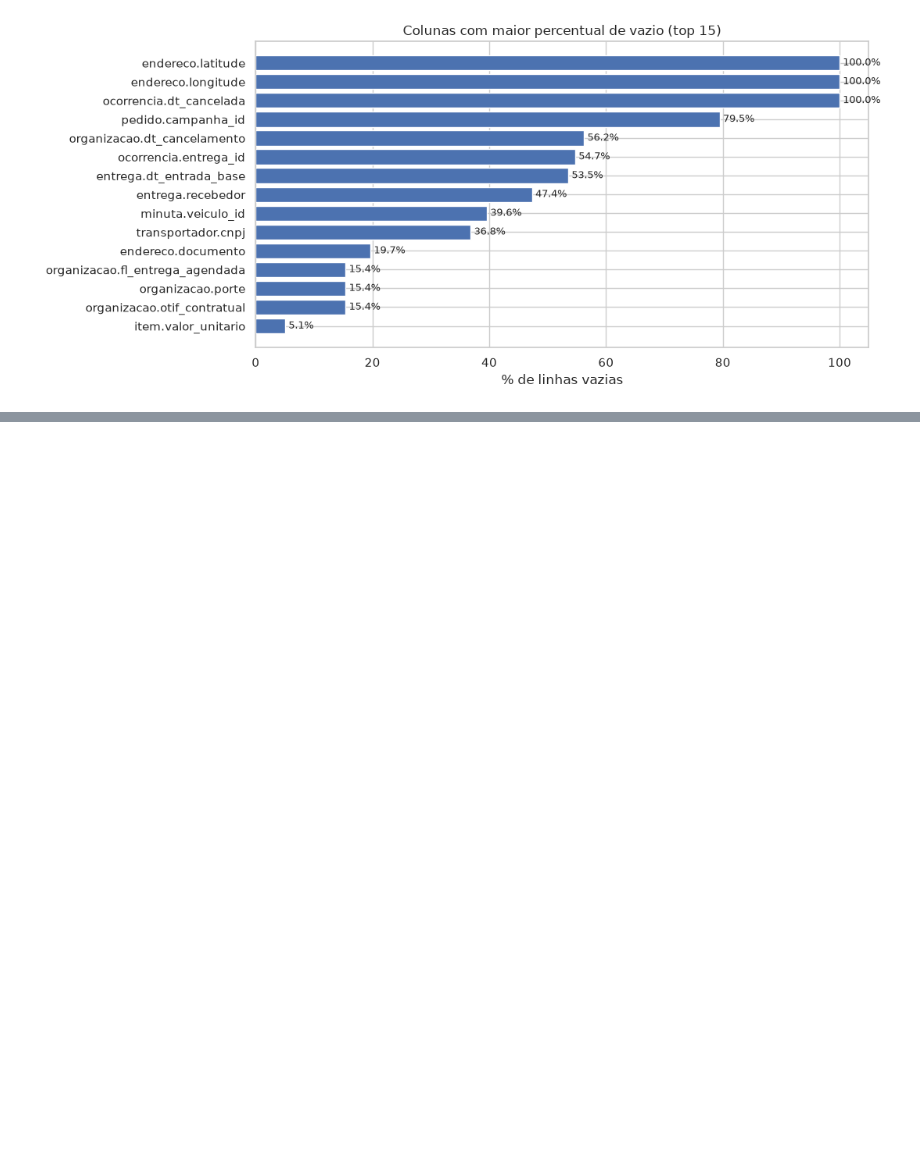
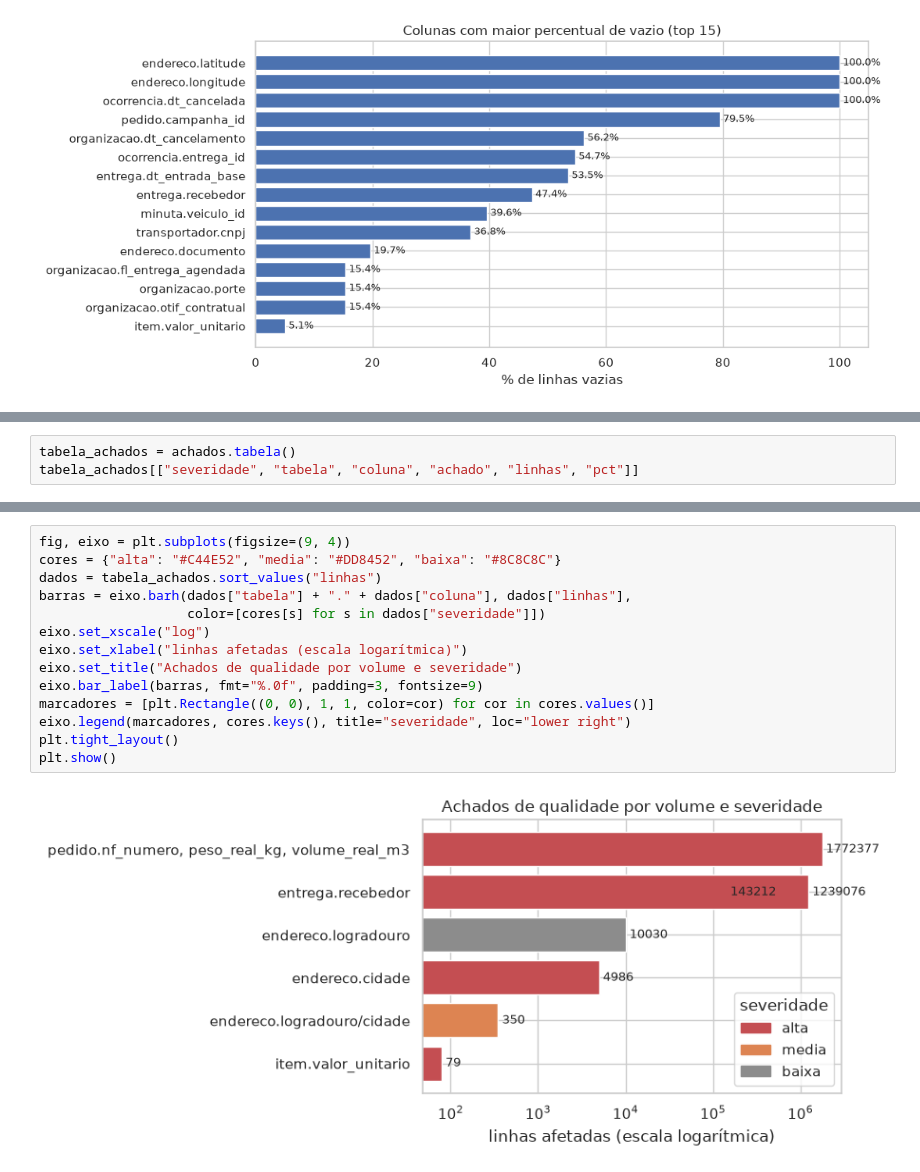
Before and after one commit to tiago466/logistica-otif-mlops, a Jupyter notebook: notebooks/operacional/00_eda_qualidade_dados_ope.ipynb, the cells around one changed output, grey strips where cells are left out. Saved outputs shown, nothing was run; the diff lists cells and outputs as text; blank space fills up the shorter version.

```diff
--- a/notebooks/operacional/00_eda_qualidade_dados_ope.ipynb
+++ b/notebooks/operacional/00_eda_qualidade_dados_ope.ipynb
@@ -287,0 +1238,3 @@ Achados registrados até aqui: 0
+# %%
+tabela_achados = achados.tabela()
+tabela_achados[["severidade", "tabela", "coluna", "achado", "linhas", "pct"]]
@@ -287,0 +1261,16 @@ Achados registrados até aqui: 0
+# %%
+fig, eixo = plt.subplots(figsize=(9, 4))
+cores = {"alta": "#C44E52", "media": "#DD8452", "baixa": "#8C8C8C"}
+dados = tabela_achados.sort_values("linhas")
+barras = eixo.barh(dados["tabela"] + "." + dados["coluna"], dados["linhas"],
+                   color=[cores[s] for s in dados["severidade"]])
+eixo.set_xscale("log")
+eixo.set_xlabel("linhas afetadas (escala logarítmica)")
+eixo.set_title("Achados de qualidade por volume e severidade")
+eixo.bar_label(barras, fmt="%.0f", padding=3, fontsize=9)
+marcadores = [plt.Rectangle((0, 0), 1, 1, color=cor) for cor in cores.values()]
+eixo.legend(marcadores, cores.keys(), title="severidade", loc="lower right")
+plt.tight_layout()
+plt.show()
+# %% [output]
+[figure, added]
```
Also changed, not shown: parts of 67 cells of this notebook, 2 other files.
